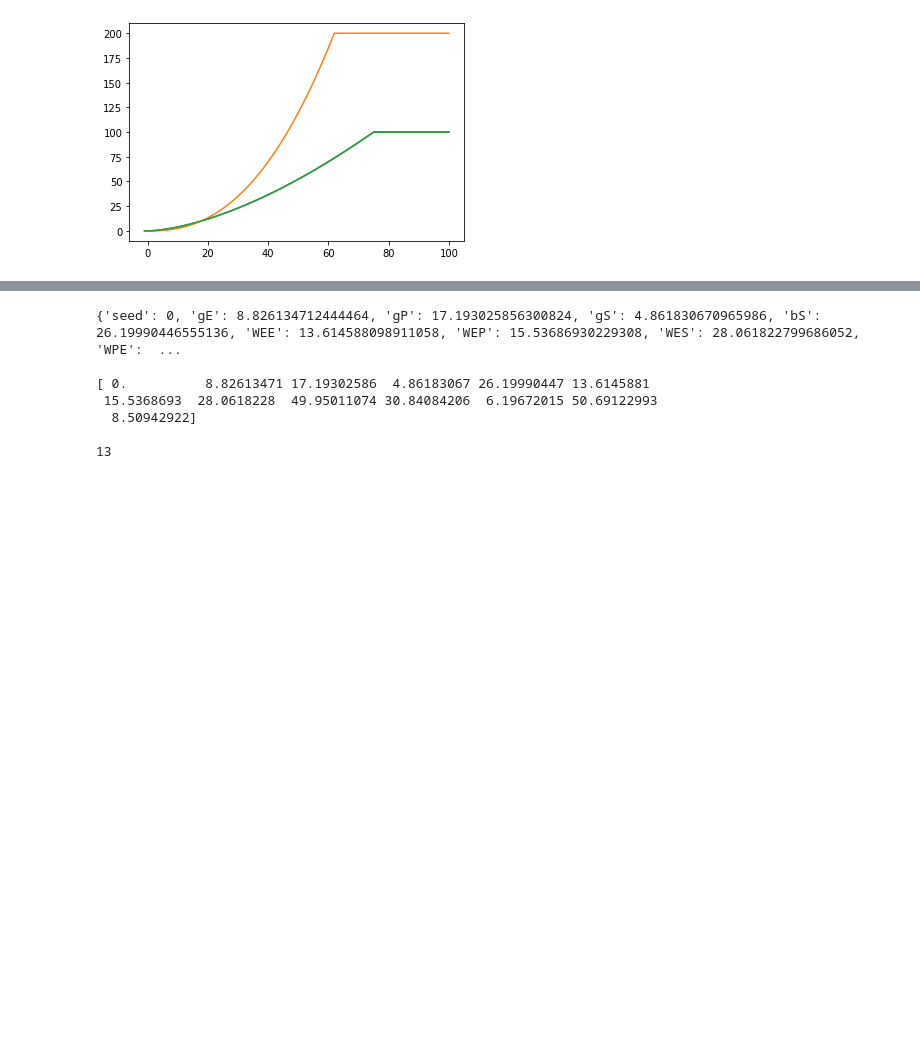
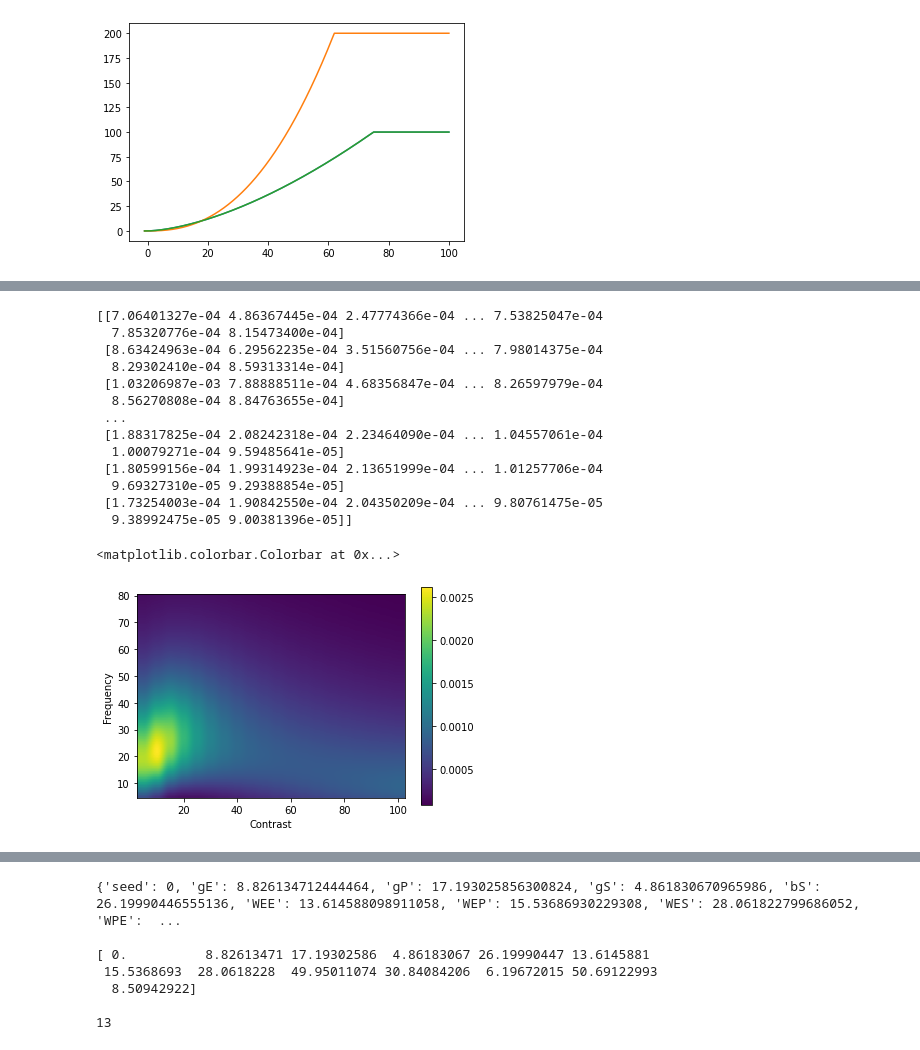
Before and after one commit to AddingAddict/MD_SOM_Gamma, a Jupyter notebook: notebooks/debug.ipynb, the cells around one changed output, grey strips where cells are left out. Saved outputs shown, nothing was run; the diff lists cells and outputs as text; code cells hidden in the pictures; blank space fills up the shorter version.

```diff
--- a/notebooks/debug.ipynb
+++ b/notebooks/debug.ipynb
@@ -115 +115,36 @@ plt.colorbar()
+# %%
+reload(sfun)
+
+Wlfp = np.vstack((np.hstack((W[:,0:1]/2,np.zeros((rp.n_types,rp.n_types-1)))),
+                  np.hstack((W[:,0:1]/2,np.zeros((rp.n_types,rp.n_types-1)))),
+                  np.hstack((np.zeros((rp.n_types,1)),W[:,1:]))))
+syn_taus = np.array([0.005,0.100,0.007])
+corr_tau = 0.005
+
+fs = np.linspace(5,80,(80-5)//1+1)
+As = sfun.calc_lfp_mult(rp,Wlfp,np.ones_like(hs),syn_taus,corr_tau,vs,fs)
+
+print(As)
+
+plt.imshow(As,origin='lower',extent=((cs[0]-(cs[1]-cs[0])/2,cs[-1]+(cs[1]-cs[0])/2,
+                                      fs[0]-(fs[1]-fs[0])/2,fs[-1]+(fs[1]-fs[0])/2)))
+plt.xlabel('Contrast')
+plt.ylabel('Frequency')
+plt.colorbar()
+# %% [output]
+[[7.06401327e-04 4.86367445e-04 2.47774366e-04 ... 7.53825047e-04
+  7.85320776e-04 8.15473400e-04]
+ [8.63424963e-04 6.29562235e-04 3.51560756e-04 ... 7.98014375e-04
+  8.29302410e-04 8.59313314e-04]
+ [1.03206987e-03 7.88888511e-04 4.68356847e-04 ... 8.26597979e-04
+  8.56270808e-04 8.84763655e-04]
+ ...
+ [1.88317825e-04 2.08242318e-04 2.23464090e-04 ... 1.04557061e-04
+  1.00079271e-04 9.59485641e-05]
+ [1.80599156e-04 1.99314923e-04 2.13651999e-04 ... 1.01257706e-04
+  9.69327310e-05 9.29388854e-05]
+ [1.73254003e-04 1.90842550e-04 2.04350209e-04 ... 9.80761475e-05
+  9.38992475e-05 9.00381396e-05]]
+<matplotlib.colorbar.Colorbar at 0x...>
+[figure, added]
 # %%
```
Also changed, not shown: parts of 3 cells of this notebook, 3 other files.
